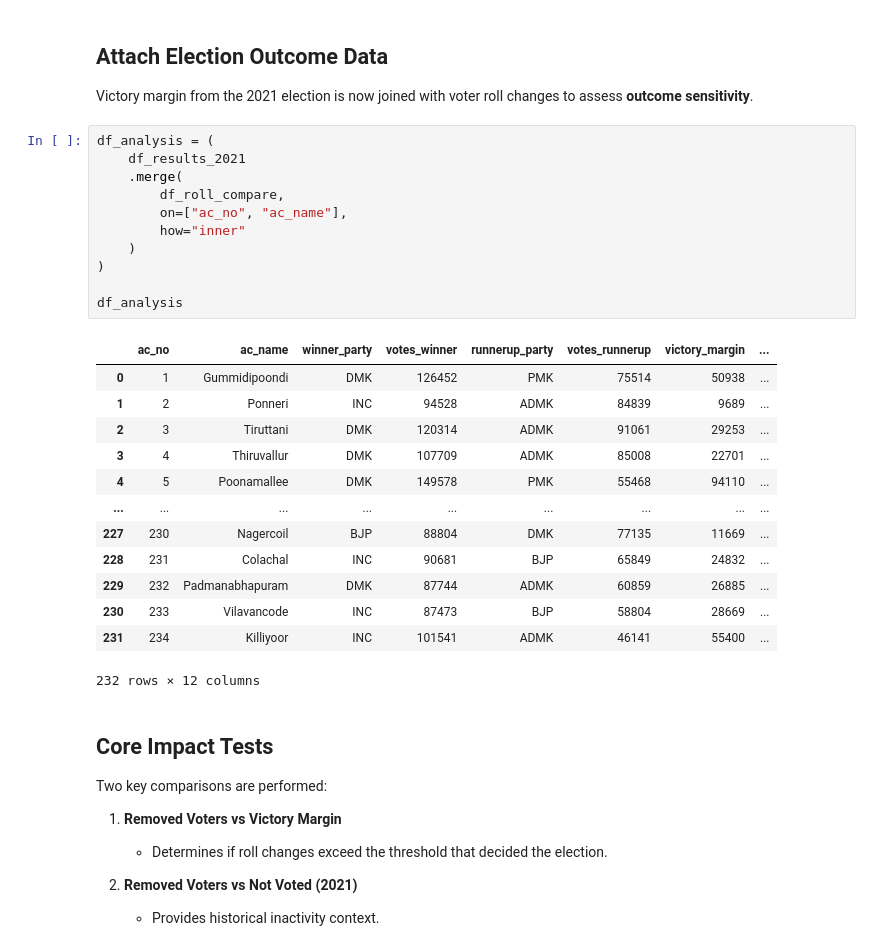
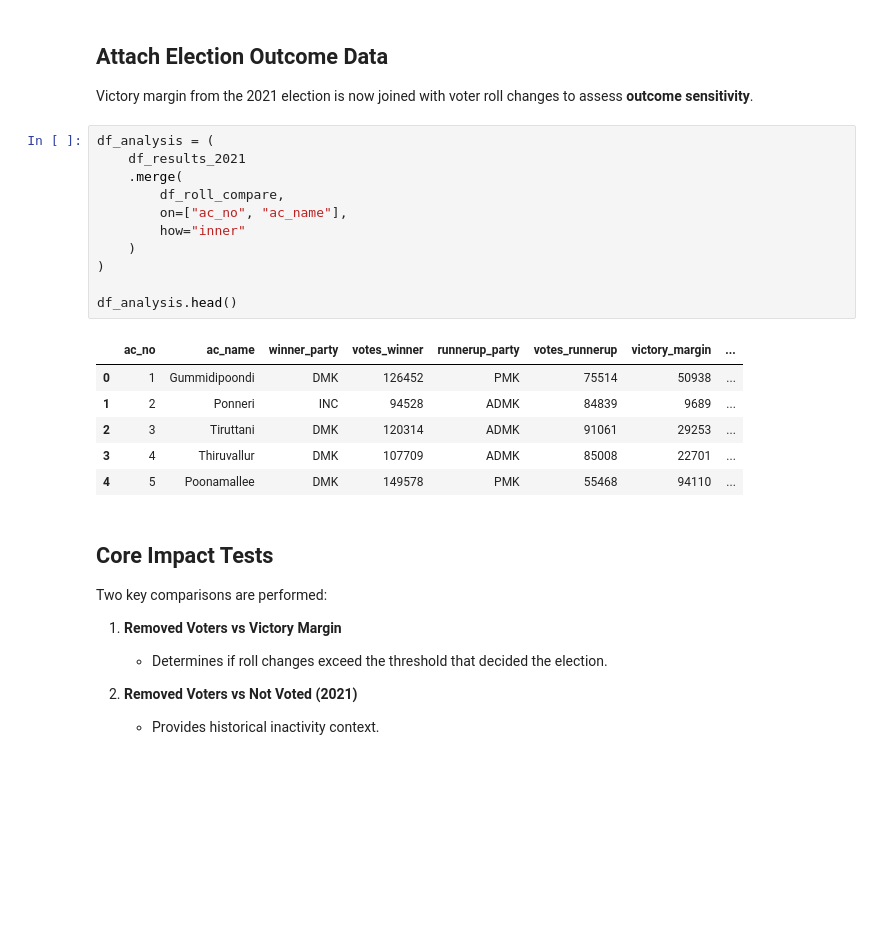
Before and after one commit to ijaihari/Tamil-Nadu-SIR-2026-Draft-Voter-Roll-Impact-Analysis, a Jupyter notebook: notebooks/final_analysis.ipynb, the cells around one changed output. Drawn from its saved outputs; the diff is of its cells as text; blank space fills up the shorter version.

Commit message:
update final analysis

```diff
--- a/notebooks/final_analysis.ipynb
+++ b/notebooks/final_analysis.ipynb
@@ -107,28 +100,21 @@ voter roll changes to assess **outcome sensitivity**.
 # %%
 df_analysis = (
     df_results_2021
     .merge(
         df_roll_compare,
         on=["ac_no", "ac_name"],
         how="inner"
     )
 )
 
-df_analysis
+df_analysis.head()
 # %% [output]
 |  | ac_no | ac_name | winner_party | votes_winner | runnerup_party | votes_runnerup | victory_margin | ... |
 | 0 | 1 | Gummidipoondi | DMK | 126452 | PMK | 75514 | 50938 | ... |
 | 1 | 2 | Ponneri | INC | 94528 | ADMK | 84839 | 9689 | ... |
 | 2 | 3 | Tiruttani | DMK | 120314 | ADMK | 91061 | 29253 | ... |
 | 3 | 4 | Thiruvallur | DMK | 107709 | ADMK | 85008 | 22701 | ... |
 | 4 | 5 | Poonamallee | DMK | 149578 | PMK | 55468 | 94110 | ... |
-| ... | ... | ... | ... | ... | ... | ... | ... | ... |
-| 227 | 230 | Nagercoil | BJP | 88804 | DMK | 77135 | 11669 | ... |
-| 228 | 231 | Colachal | INC | 90681 | BJP | 65849 | 24832 | ... |
-| 229 | 232 | Padmanabhapuram | DMK | 87744 | ADMK | 60859 | 26885 | ... |
-| 230 | 233 | Vilavancode | INC | 87473 | BJP | 58804 | 28669 | ... |
-| 231 | 234 | Killiyoor | INC | 101541 | ADMK | 46141 | 55400 | ... |
-232 rows × 12 columns
 # %% [markdown]
 ## Core Impact Tests
 
```
Also changed, not shown: parts of 3 cells of this notebook, 1 other file.
